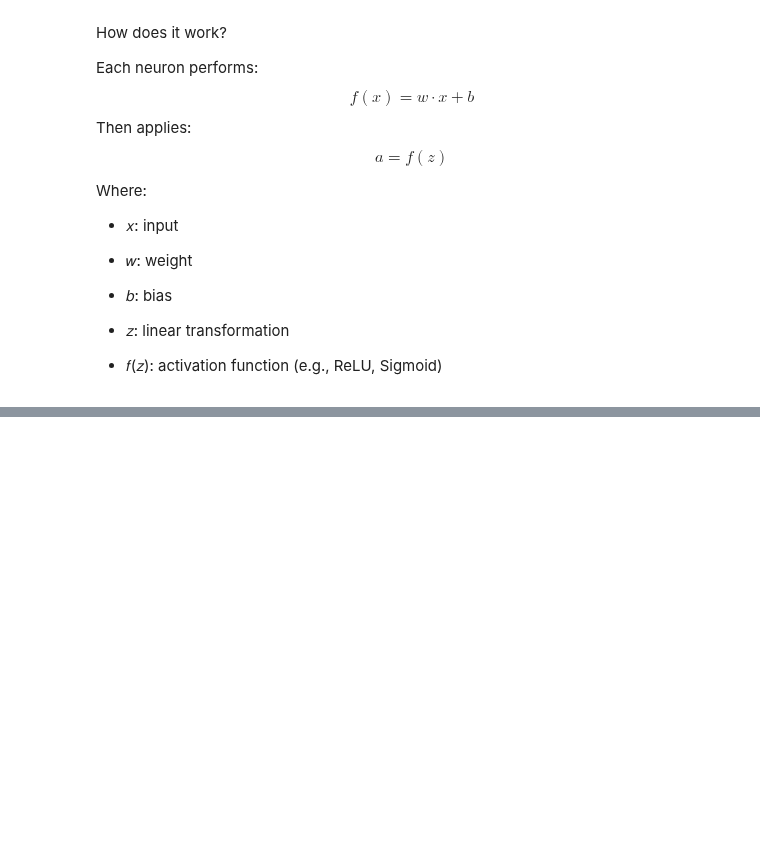
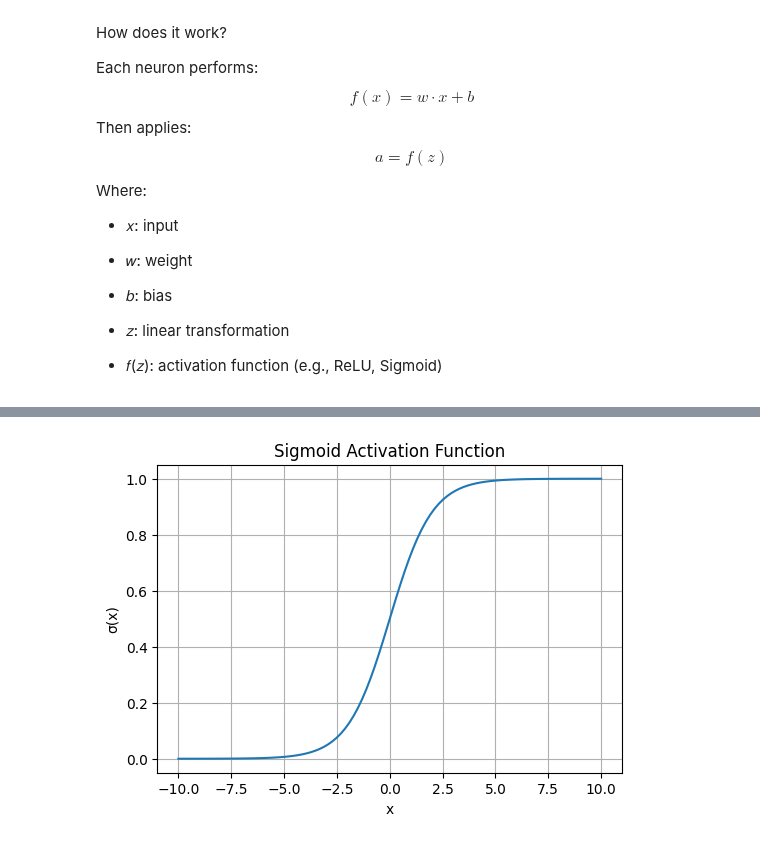
Before and after one commit to sujit4uwbslg/gcet_IV-I_2025, a Jupyter notebook: LAB/week1.ipynb, the cells around one changed output, grey strips where cells are left out. Cells and saved outputs as stored; diff of their text form; code cells hidden in the pictures; blank space fills up the shorter version.

```diff
--- a/LAB/week1.ipynb
+++ b/LAB/week1.ipynb
@@ -69,0 +86,21 @@ Where:
+# %%
+import numpy as np
+import matplotlib.pyplot as plt
+
+# Sigmoid function definition
+def sigmoid(x):
+    return 1 / (1 + np.exp(-x))
+
+# Generate input values
+x = np.linspace(-10, 10, 100)
+y = sigmoid(x)
+
+# Plot
+plt.figure(figsize=(6, 4))
+plt.plot(x, y, label='Sigmoid Function')
+plt.title('Sigmoid Activation Function')
+plt.xlabel('x')
+plt.ylabel('σ(x)')
+plt.grid(True)
+# %% [output]
+[figure, added]
```
Also changed, not shown: parts of 6 cells of this notebook.
